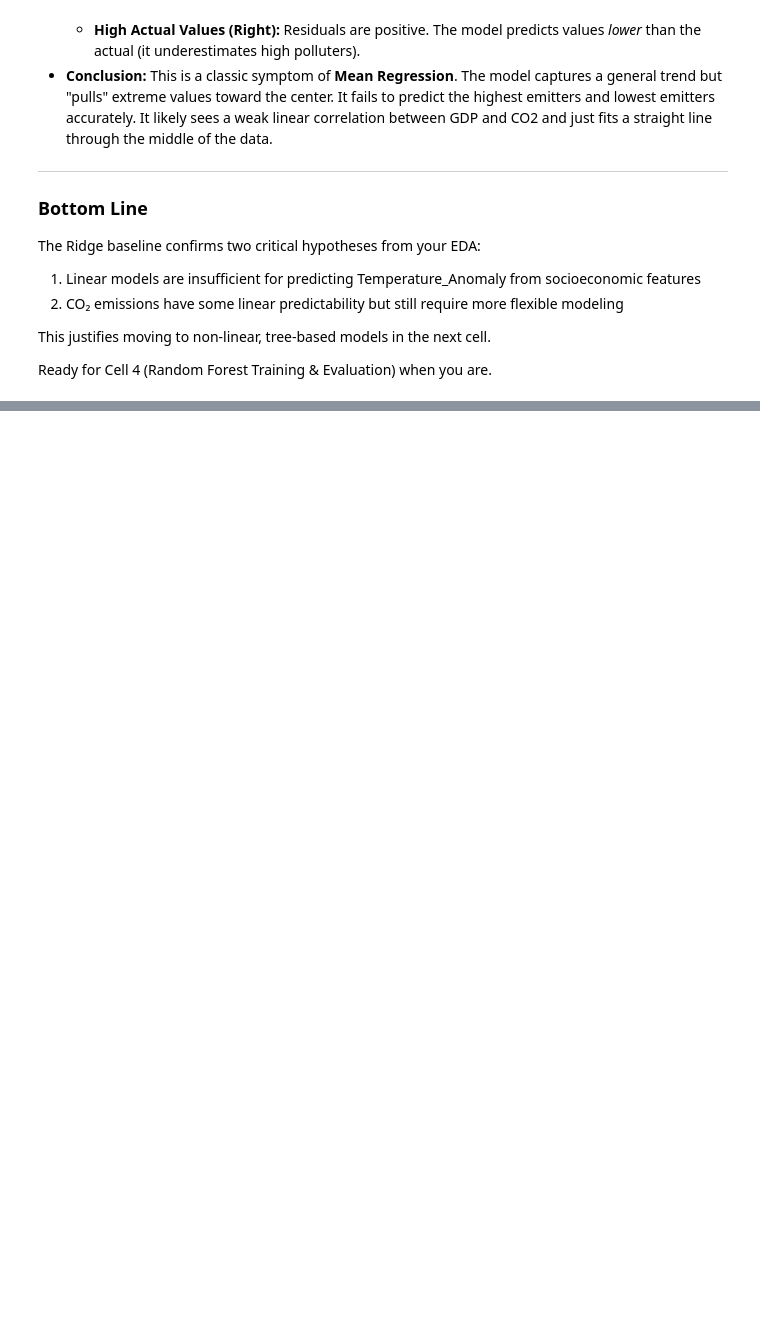
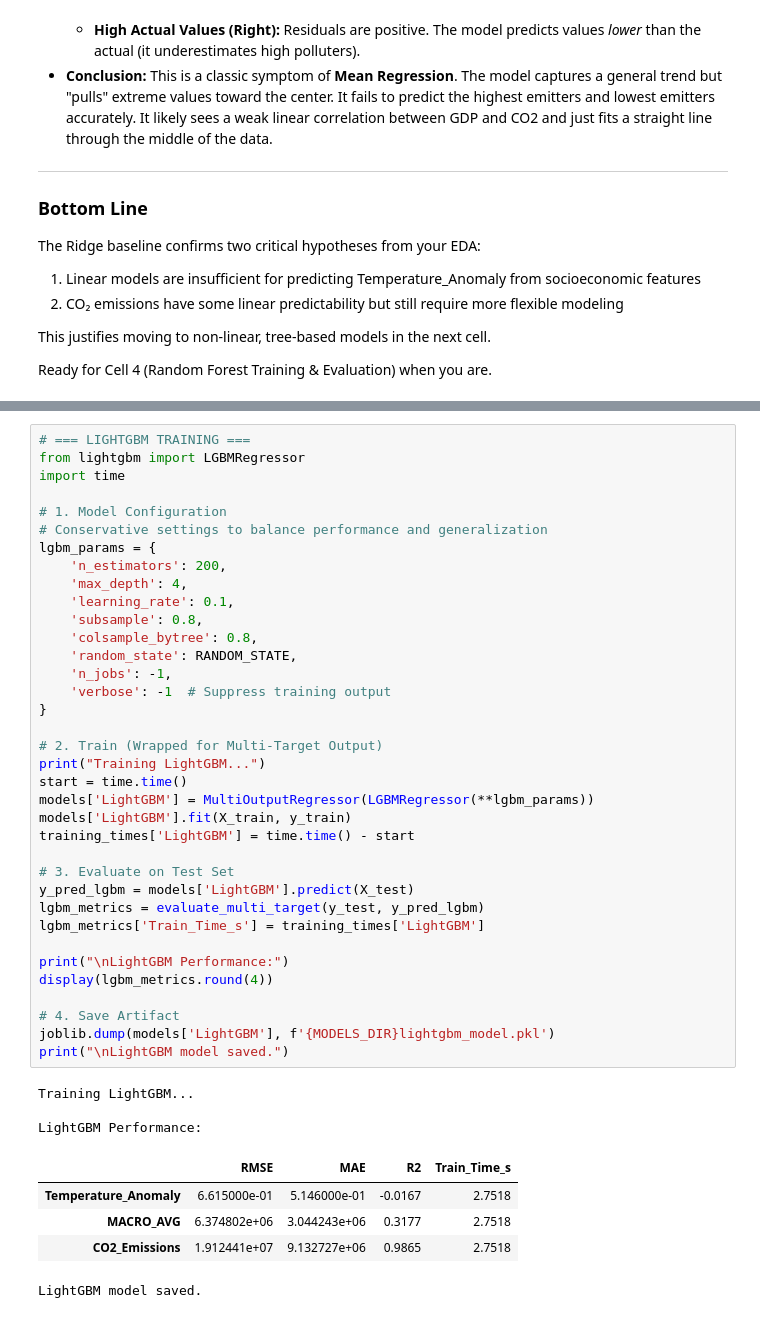
Before and after one commit to amh1k/socioeconomic-climate-ml, a Jupyter notebook: notebooks/03_model_training_tuning.ipynb, the cells around one changed output, grey strips where cells are left out. Drawn from its saved outputs; the diff is of its cells as text; blank space fills up the shorter version.

```diff
--- a/notebooks/03_model_training_tuning.ipynb
+++ b/notebooks/03_model_training_tuning.ipynb
@@ -262,0 +324,45 @@ Random Forest model saved.
+# %%
+# === LIGHTGBM TRAINING ===
+from lightgbm import LGBMRegressor
+import time
+
+# 1. Model Configuration
+# Conservative settings to balance performance and generalization
+lgbm_params = {
+    'n_estimators': 200,
+    'max_depth': 4,
+    'learning_rate': 0.1,
+    'subsample': 0.8,
+    'colsample_bytree': 0.8,
+    'random_state': RANDOM_STATE,
+    'n_jobs': -1,
+    'verbose': -1  # Suppress training output
+}
+
+# 2. Train (Wrapped for Multi-Target Output)
+print("Training LightGBM...")
+start = time.time()
+models['LightGBM'] = MultiOutputRegressor(LGBMRegressor(**lgbm_params))
+models['LightGBM'].fit(X_train, y_train)
+training_times['LightGBM'] = time.time() - start
+
+# 3. Evaluate on Test Set
+y_pred_lgbm = models['LightGBM'].predict(X_test)
+lgbm_metrics = evaluate_multi_target(y_test, y_pred_lgbm)
+lgbm_metrics['Train_Time_s'] = training_times['LightGBM']
+
+print("\nLightGBM Performance:")
+display(lgbm_metrics.round(4))
+
+# 4. Save Artifact
+joblib.dump(models['LightGBM'], f'{MODELS_DIR}lightgbm_model.pkl')
+print("\nLightGBM model saved.")
+# %% [output]
+Training LightGBM...
+
+LightGBM Performance:
+|  | RMSE | MAE | R2 | Train_Time_s |
+| Temperature_Anomaly | 6.615000e-01 | 5.146000e-01 | -0.0167 | 2.7518 |
+| MACRO_AVG | 6.374802e+06 | 3.044243e+06 | 0.3177 | 2.7518 |
+| CO2_Emissions | 1.912441e+07 | 9.132727e+06 | 0.9865 | 2.7518 |
+LightGBM model saved.
```
Also changed, not shown: parts of 7 cells of this notebook, 5 other files.
